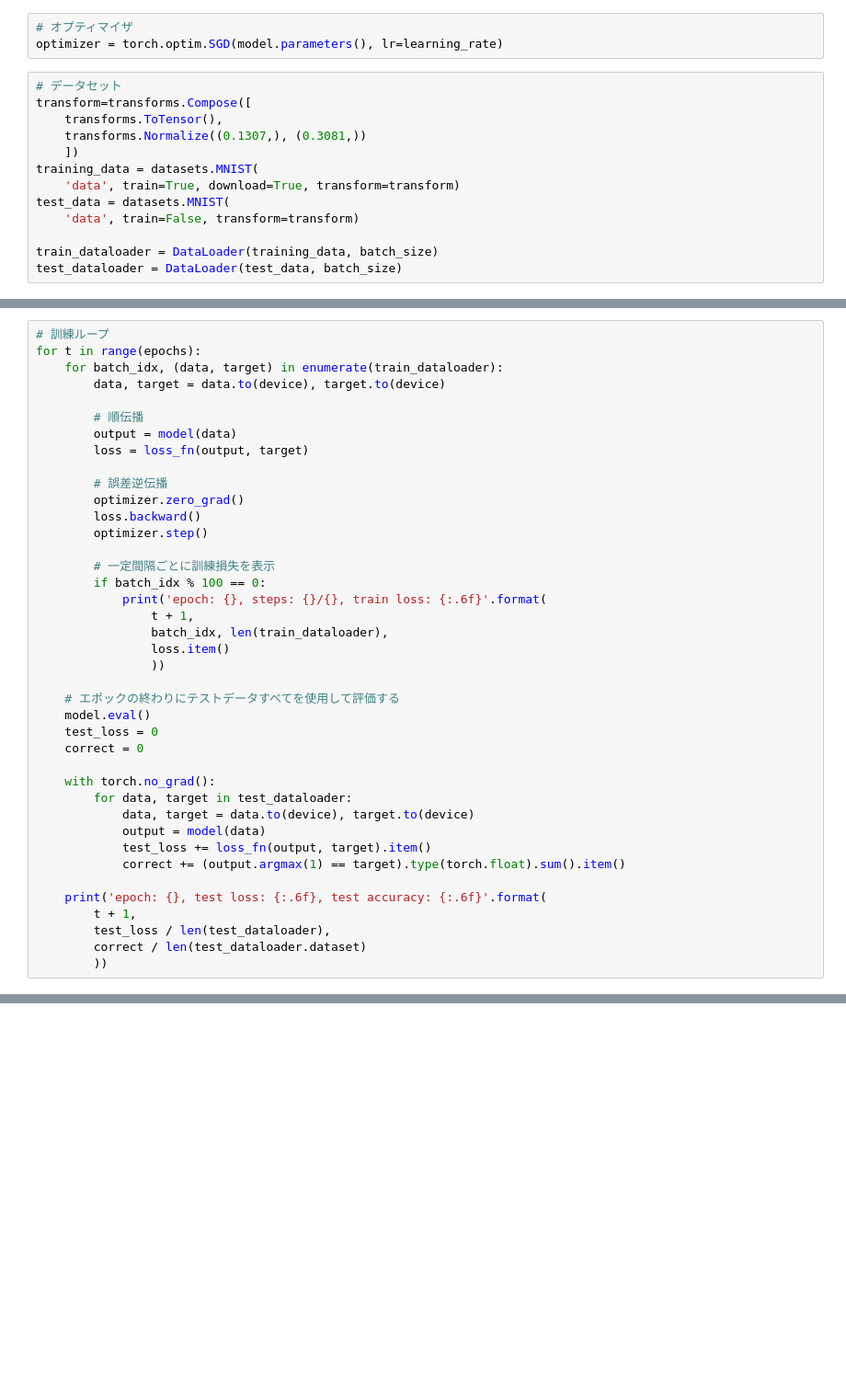
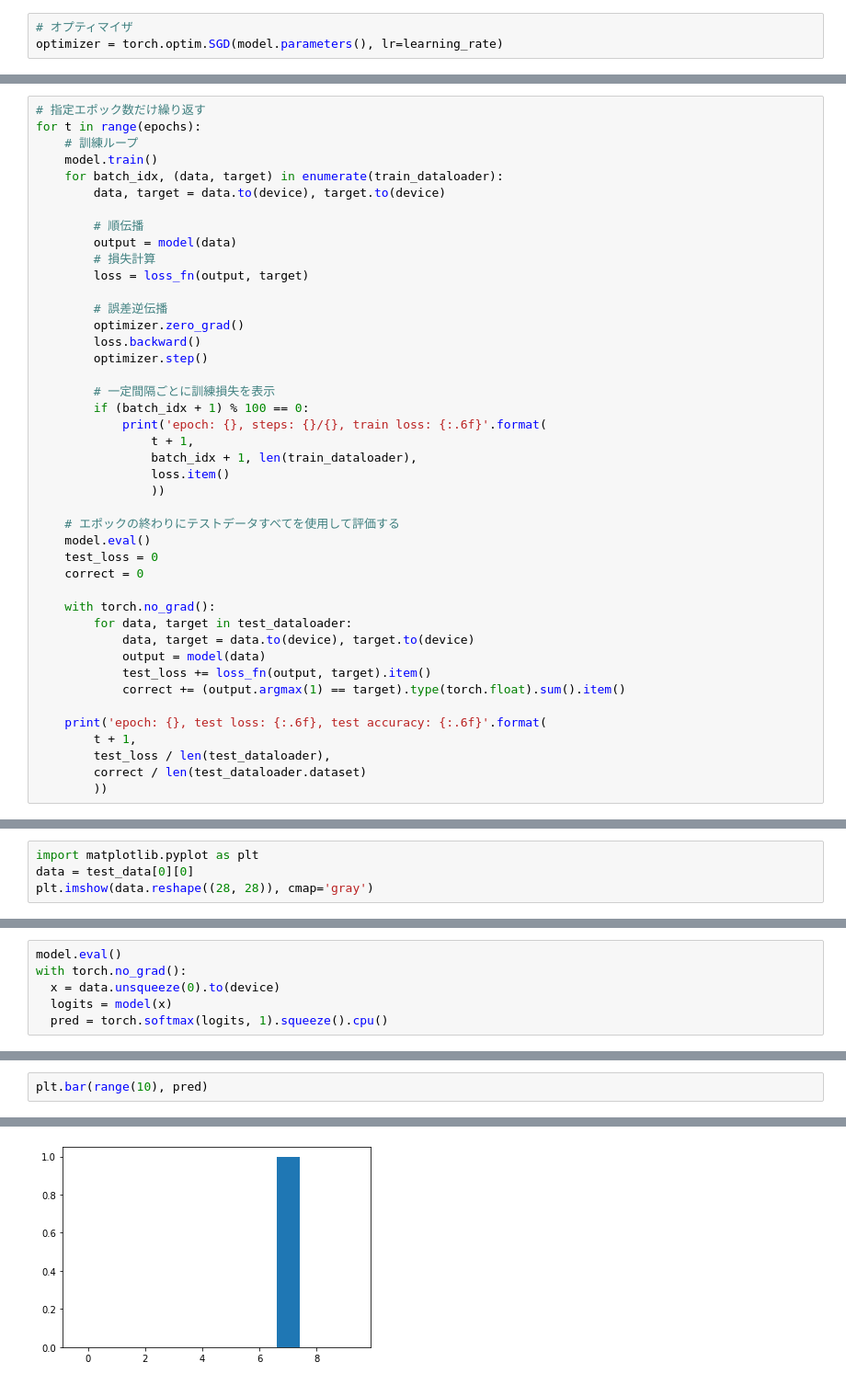
Before and after one commit to TadaoYamaoka/ShogiAIBook2, a Jupyter notebook: notebook/train_mnist.ipynb, the cells around one changed output, grey strips where cells are left out. Shown at 92% size. Cells and saved outputs as stored; diff of their text form; blank space fills up the shorter version.

```diff
--- a/notebook/train_mnist.ipynb
+++ b/notebook/train_mnist.ipynb
@@ -52,16 +130,3 @@ loss_fn = nn.CrossEntropyLoss()
 # %%
 # オプティマイザ
 optimizer = torch.optim.SGD(model.parameters(), lr=learning_rate)
-# %%
-# データセット
-transform=transforms.Compose([
-    transforms.ToTensor(),
-    transforms.Normalize((0.1307,), (0.3081,))
-    ])
-training_data = datasets.MNIST(
-    'data', train=True, download=True, transform=transform)
-test_data = datasets.MNIST(
-    'data', train=False, transform=transform)
-
-train_dataloader = DataLoader(training_data, batch_size)
-test_dataloader = DataLoader(test_data, batch_size)
@@ -86,11 +135,14 @@ Extracting data/MNIST/raw/t10k-labels-idx1-ubyte.gz to data/MNIST/raw
 # %%
-# 訓練ループ
+# 指定エポック数だけ繰り返す
 for t in range(epochs):
+    # 訓練ループ
+    model.train()
     for batch_idx, (data, target) in enumerate(train_dataloader):
         data, target = data.to(device), target.to(device)
 
         # 順伝播
         output = model(data)
+        # 損失計算
         loss = loss_fn(output, target)
 
         # 誤差逆伝播
@@ -99,10 +151,10 @@ for t in range(epochs):
         optimizer.step()
 
         # 一定間隔ごとに訓練損失を表示
-        if batch_idx % 100 == 0:
+        if (batch_idx + 1) % 100 == 0:
             print('epoch: {}, steps: {}/{}, train loss: {:.6f}'.format(
                 t + 1,
-                batch_idx, len(train_dataloader),
+                batch_idx + 1, len(train_dataloader),
                 loss.item()
                 ))
 
@@ -143,0 +198,4 @@ epoch: 5, test loss: 0.249126, test accuracy: 0.927100
+# %%
+import matplotlib.pyplot as plt
+data = test_data[0][0]
+plt.imshow(data.reshape((28, 28)), cmap='gray')
@@ -143,0 +209,6 @@ epoch: 5, test loss: 0.249126, test accuracy: 0.927100
+# %%
+model.eval()
+with torch.no_grad():
+  x = data.unsqueeze(0).to(device)
+  logits = model(x)
+  pred = torch.softmax(logits, 1).squeeze().cpu()
@@ -143,0 +220,3 @@ epoch: 5, test loss: 0.249126, test accuracy: 0.927100
+# %%
+plt.bar(range(10), pred)
+# %% [output]
@@ -143,0 +224 @@ epoch: 5, test loss: 0.249126, test accuracy: 0.927100
+[figure, added]
```
Also changed, not shown: parts of 26 cells of this notebook.
